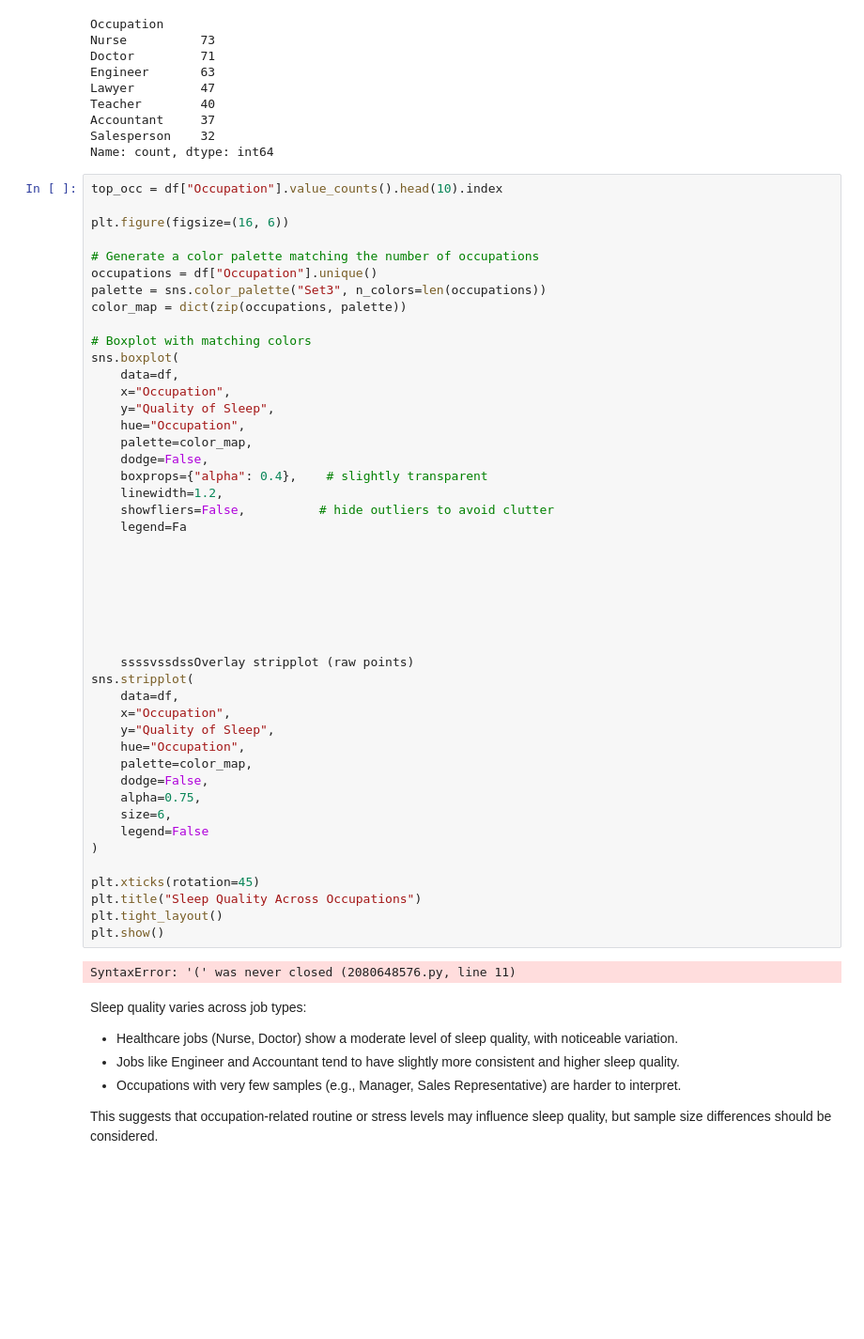
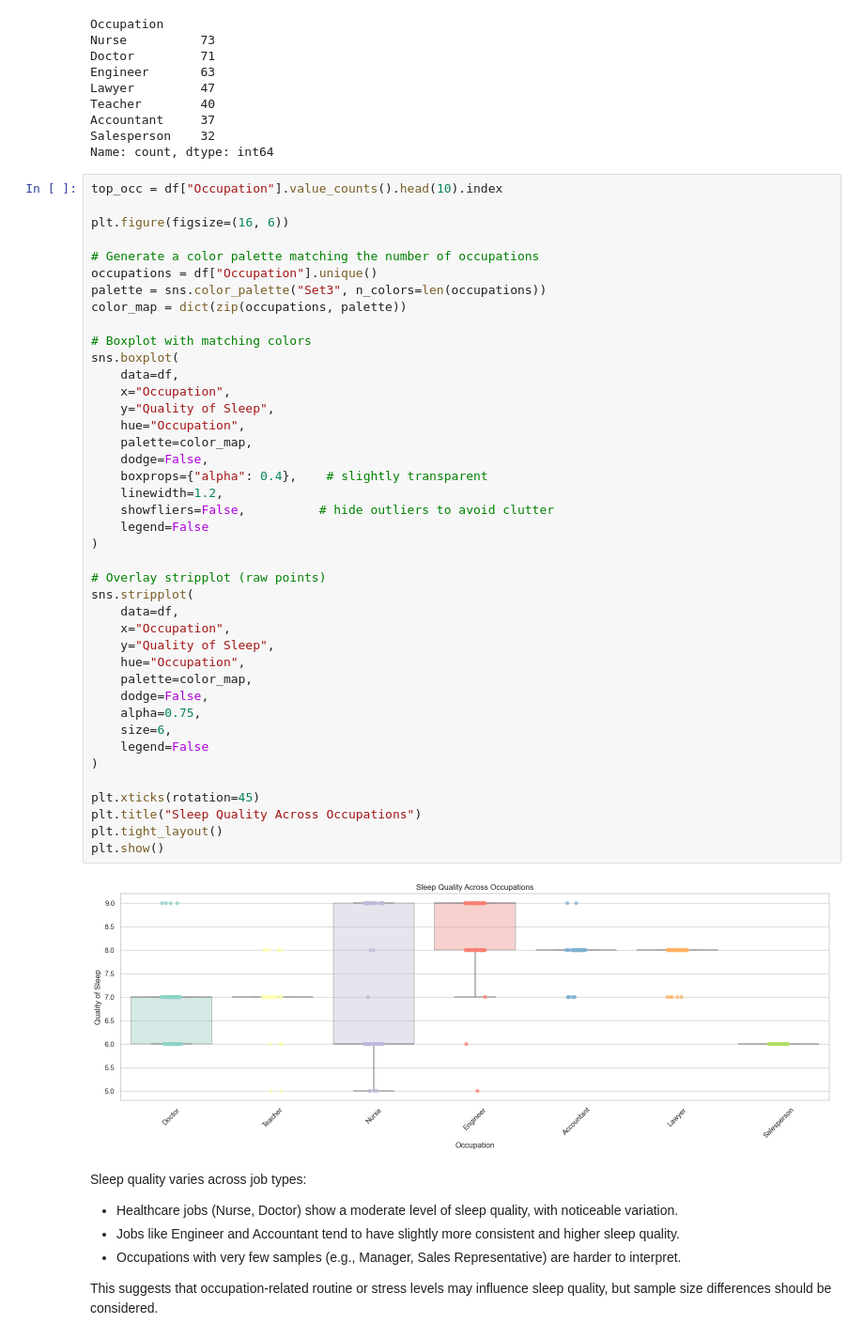
Before and after one commit to cjyaddone/ECE-143-Project, a Jupyter notebook: EDA.ipynb, the cells around one changed output. Shown: that part at 94% size. Drawn from its saved outputs; the diff is of its cells as text; blank space fills up the shorter version.

```diff
--- a/EDA.ipynb
+++ b/EDA.ipynb
@@ -217,42 +217,37 @@ color_map = dict(zip(occupations, palette))
 
 # Boxplot with matching colors
 sns.boxplot(
     data=df,
     x="Occupation",
     y="Quality of Sleep",
     hue="Occupation",
     palette=color_map,
     dodge=False,
     boxprops={"alpha": 0.4},    # slightly transparent
     linewidth=1.2,
     showfliers=False,          # hide outliers to avoid clutter
-    legend=Fa
+    legend=False
+)
 
-
-
-
-
-
-
-    ssssvssdssOverlay stripplot (raw points)
+# Overlay stripplot (raw points)
 sns.stripplot(
     data=df,
     x="Occupation",
     y="Quality of Sleep",
     hue="Occupation",
     palette=color_map,
     dodge=False,
     alpha=0.75,
     size=6,
     legend=False
 )
 
 plt.xticks(rotation=45)
 plt.title("Sleep Quality Across Occupations")
 plt.tight_layout()
 plt.show()
 # %% [output]
-SyntaxError: '(' was never closed (2080648576.py, line 11)
+[figure, added]
 # %% [markdown]
 Sleep quality varies across job types:
 
```
